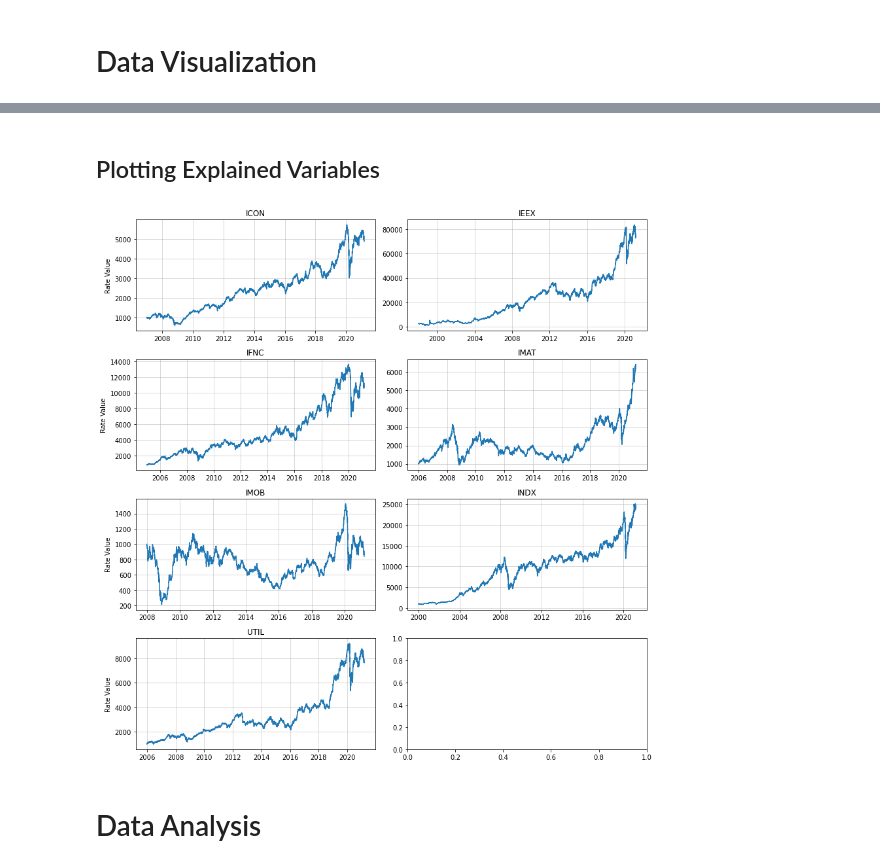
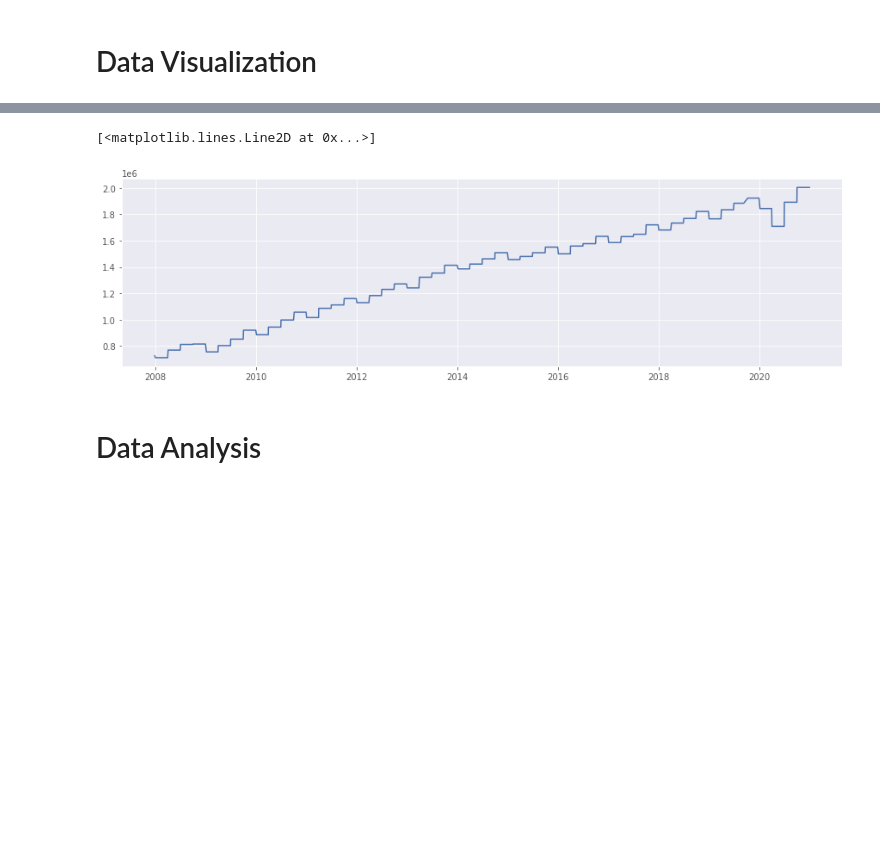
Before and after one commit to daniel-deutsch/MODS206, a Jupyter notebook: main.ipynb, the cells around one changed output, grey strips where cells are left out. Saved outputs shown, nothing was run; the diff lists cells and outputs as text; code cells hidden in the pictures; blank space fills up the shorter version.

Commit message:
bfill

```diff
--- a/main.ipynb
+++ b/main.ipynb
@@ -241,10 +241,11 @@ df_vix = pd.read_csv("./datasets/raw/explanatory/vix.csv.zip", usecols=['date',
 All the data collected has a daily frequency except the GDP (quarterly) and the IPCA (monthly) therefore, we need to change their frequency to make their analysis possible.
 # %%
 # Resamples the GDP dataframe to a daily frequency (repeats the month value to its days)
-df_gdp = df_gdp.set_index('date').resample('D').ffill().reset_index()
+df_gdp = df_gdp.set_index('date').resample('D').bfill().reset_index()
 
 # Resamples the IPCA dataframe to a daily frequency (repeats the quarter value to its days)
-df_ipca = df_ipca.set_index('date').resample('D').ffill().reset_index()
+df_ipca.drop_duplicates(subset=['date'], inplace=True)   # APAGAR QUANDO DECIDIR O IPCA
+df_ipca = df_ipca.set_index('date').resample('D').bfill().reset_index()
 # %% [markdown]
 ## Filter Date Intervals
 
@@ -307,25 +274,7 @@ plt.show()
-# %% [markdown]
-## Plotting Explained Variables
-# %%
-# df = pd.read_csv("./datasets/sector_indexes.csv.zip", index_col=0)
-# df['date'] = pd.to_datetime(df['date'])
-
-g = df.groupby('index')
-
-fig, axes = plt.subplots(g.ngroups//2+1, 2, figsize=(12, 12))
-
-for i, (index, data) in enumerate(g):
-    ax=axes[i//2, i%2]
-    ax.plot(data['date'], data['rate_value'])
-    ax.set_title(index)
-    ax.grid(alpha=0.6)
-
-    if i%2 == 0:
-        ax.set_ylabel('Rate Value', labelpad=5)
-
-plt.tight_layout()
-plt.show()
-# %% [output]
-[figure, removed]
+# %%
+plt.plot(df['date'], df['GDP'])
+# %% [output]
+[<matplotlib.lines.Line2D at 0x...>]
+[figure, added]
 # %% [markdown]
 # Data Analysis
```
Also changed, not shown: parts of 2 cells of this notebook, 1 other file.
